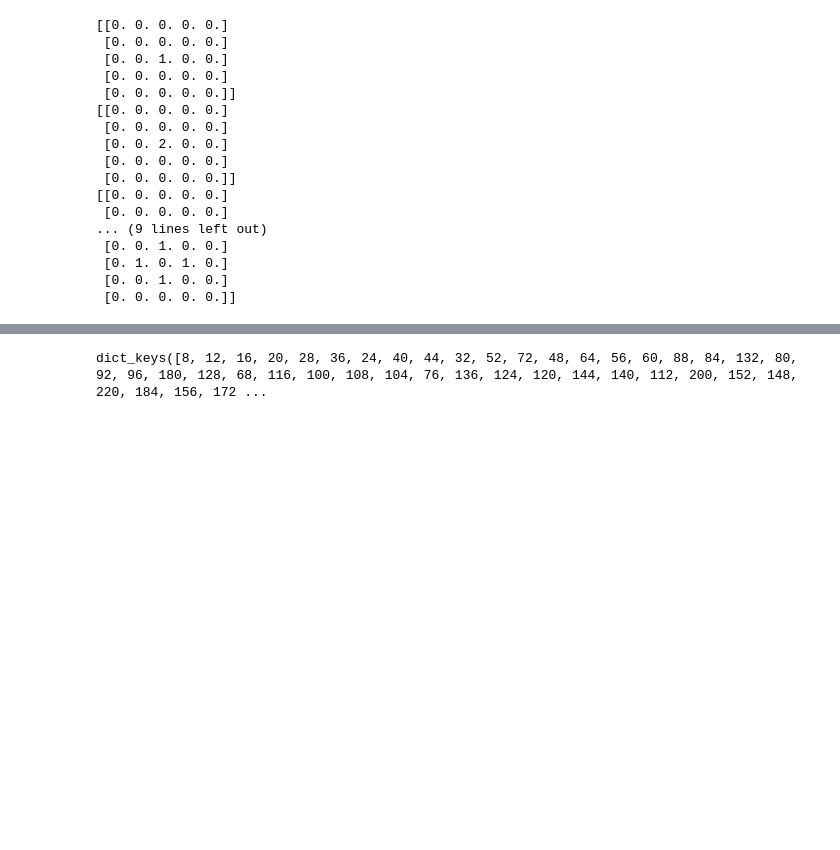
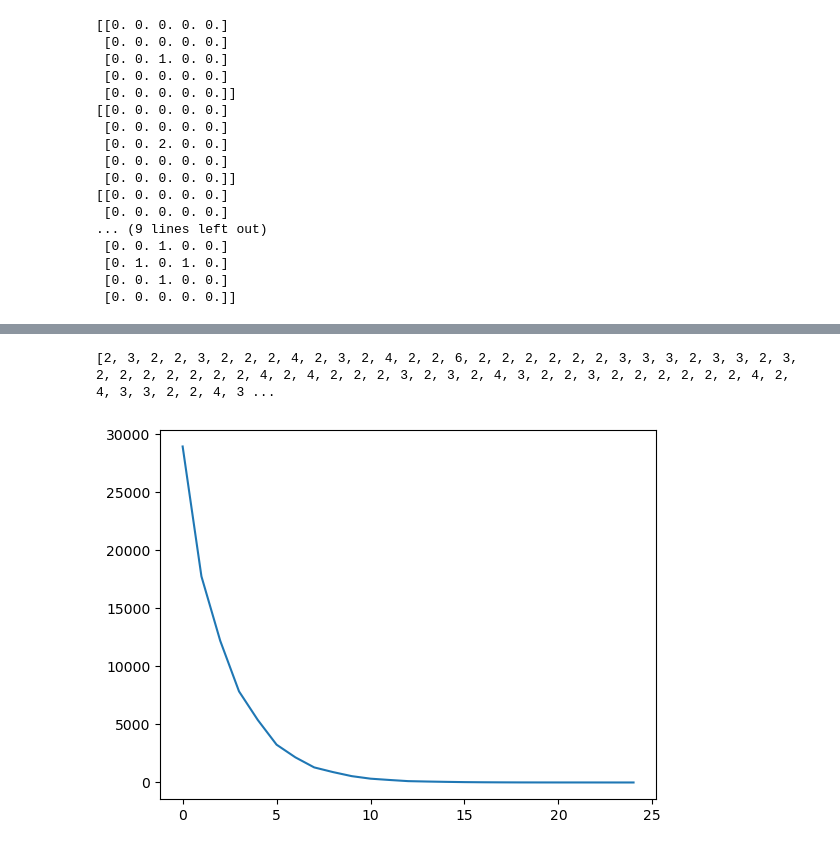
Before and after one commit to Isi2000/SANDPILE, a Jupyter notebook: isacco.ipynb, the cells around one changed output, grey strips where cells are left out. Cells and saved outputs as stored; diff of their text form; code cells hidden in the pictures; blank space fills up the shorter version.

```diff
--- a/isacco.ipynb
+++ b/isacco.ipynb
@@ -75,10 +74,14 @@ plt.plot(sandpile.data)
 # %%
 isacco = {}
-for v in sandpile.data:
+d = [k for k in sandpile.data if k != 1]
+d.pop(1)
+for v in d:
     if v not in isacco.keys():
-        isacco[v] = 0
+        isacco[v] = 1
     else:
         isacco[v] += 1
-print(isacco.keys())
+plt.plot(sorted(isacco.values(), reverse=True))
+print(d)
 # %% [output]
-dict_keys([8, 12, 16, 20, 28, 36, 24, 40, 44, 32, 52, 72, 48, 64, 56, 60, 88, 84, 132, 80, 92, 96, 180, 128, 68, 116, 100, 108, 104, 76, 136, 124, 120, 144, 140, 112, 200, 152, 148, 220, 184, 156, 172 ...
+[2, 3, 2, 2, 3, 2, 2, 2, 4, 2, 3, 2, 4, 2, 2, 6, 2, 2, 2, 2, 2, 2, 3, 3, 3, 2, 3, 3, 2, 3, 2, 2, 2, 2, 2, 2, 2, 4, 2, 4, 2, 2, 2, 3, 2, 3, 2, 4, 3, 2, 2, 3, 2, 2, 2, 2, 2, 2, 4, 2, 4, 3, 3, 2, 2, 4, 3 ...
+[figure, added]
```
Also changed, not shown: parts of 8 cells of this notebook, 5 other files.
